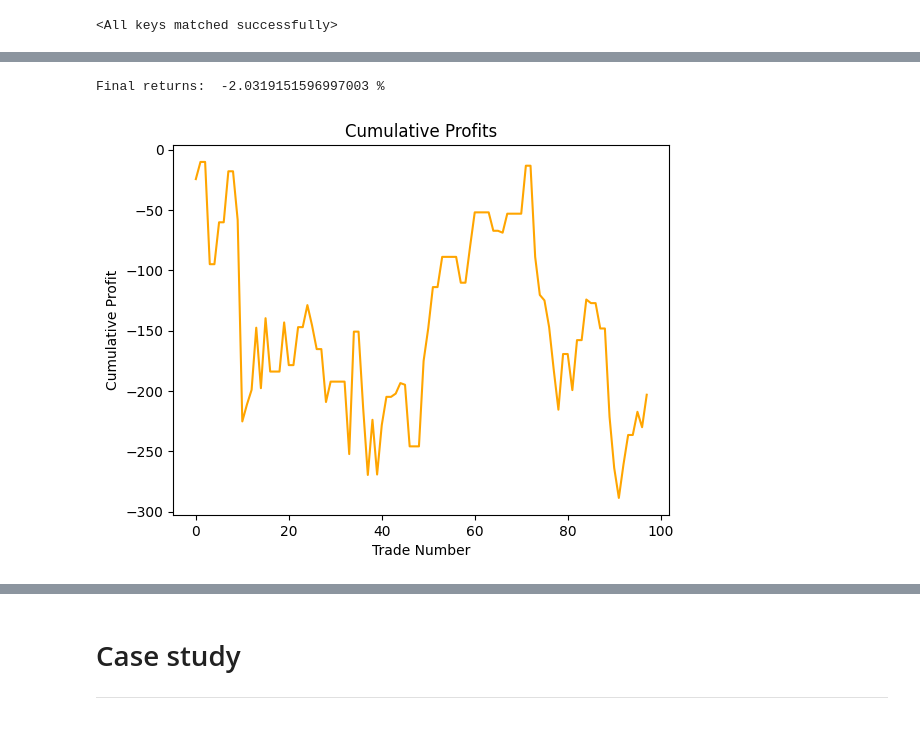
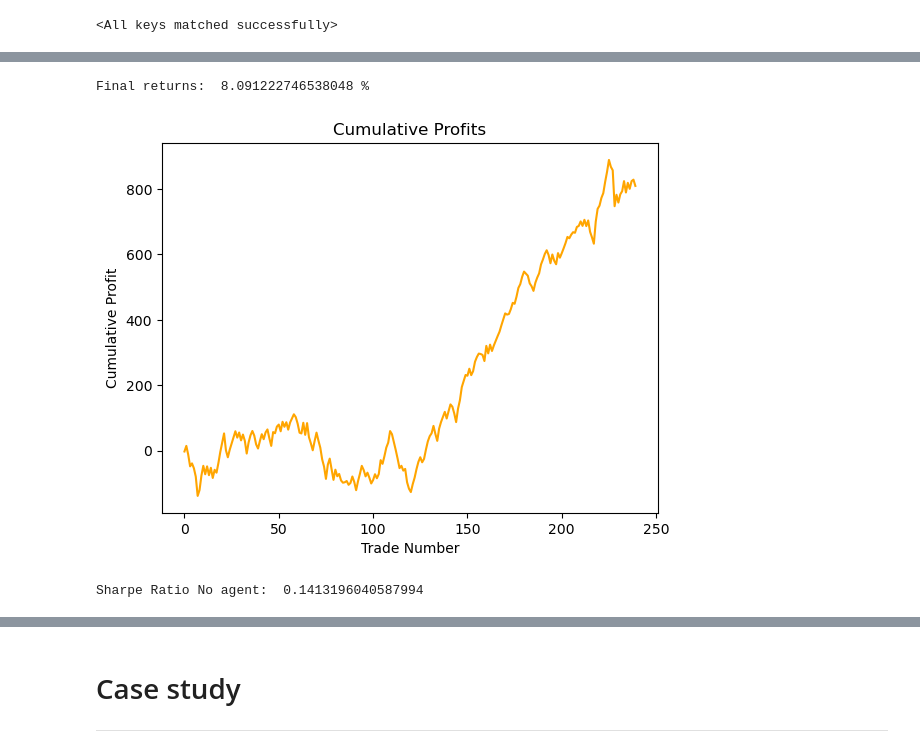
Before and after one commit to alexandrosdp/PairsTrading, a Jupyter notebook: deep_q_learning_improved.ipynb, the cells around one changed output, grey strips where cells are left out. Saved outputs shown, nothing was run; the diff lists cells and outputs as text; code cells hidden in the pictures.

```diff
--- a/deep_q_learning_improved.ipynb
+++ b/deep_q_learning_improved.ipynb
@@ -318,8 +221,10 @@ plt.legend()
 
 #prices_test = prices.loc['2024-05-01 00:00:00':'2024-06-30 23:55:00'] #May and June test data
 
+prices_test = prices.loc['2024-07-01 00:00:00':'2024-09-30 23:55:00'] #July to September test data
+
 #Test set is the out-of-sample data
-prices_test = prices_out_of_sample.loc['2025-03-01 00:00:00':'2025-03-31 23:55:00'] #March 2025 test data
+#prices_test = prices_out_of_sample.loc['2025-03-01 00:00:00':'2025-03-31 23:55:00'] #March 2025 test data
 
 #Only use the first month of prices for now
 # start_date = pd.to_datetime('2024-01-01 00:00:00')
@@ -719,7 +624,7 @@ training_metrics
 # %%
 #Recreate the model and load the saved state_dict
 #online_net_trained = DQN(input_dim=6, output_dim=len(entry_stop_pairs), hidden_dim=hidden_dim_best)# Load the saved state_dict into the model
-online_net_trained = DQN(input_dim=6, output_dim=len(entry_stop_pairs), hidden_dim=64)# Load the saved state_dict into the model
+online_net_trained = DQN(input_dim=7, output_dim=len(entry_stop_pairs), hidden_dim=64)# Load the saved state_dict into the model
 online_net_trained.load_state_dict(torch.load('dqn_model.pth'))
 # %% [output]
 <All keys matched successfully>
@@ -851,0 +763,3 @@ plt.hist(trade_profits, bins=50, color='blue', alpha=0.7)
+# %%
+actual_trade_profits_agent = [profit for profit in trade_profits if profit != 0]
+len(actual_trade_profits_agent)
@@ -852,12 +788,18 @@ plt.hist(trade_profits, bins=50, color='blue', alpha=0.7)
 # %%
-cumulative_profits = np.cumsum(trade_profits)
-final_return_test_set = (cumulative_profits[-1]/initial_capital) * 100
+trade_profits_cumulative_agent = np.cumsum(actual_trade_profits_agent)
+final_return_test_set = (trade_profits_cumulative_agent[-1]/initial_capital) * 100
 print("Final returns: ", final_return_test_set, "%")
-plt.plot(cumulative_profits, color='orange')
+plt.plot(trade_profits_cumulative_agent, color='orange')
 plt.title('Cumulative Profits')
 plt.xlabel('Trade Number')
 plt.ylabel('Cumulative Profit')
 plt.show()
 # %% [output]
-Final returns:  -2.0319151596997003 %
+Final returns:  8.091222746538048 %
-[figure, old version]
+[figure, new version]
+# %%
+risk_free_rate = 0.0  # Assuming no risk-free rate for simplicity
+sharpe_ratio_agent = compute_sharpe_ratio(initial_capital,actual_trade_profits_agent,risk_free_rate)
+print("Sharpe Ratio No agent: ", sharpe_ratio_agent)
+# %% [output]
+Sharpe Ratio No agent:  0.1413196040587994
```
Also changed, not shown: parts of 44 cells of this notebook, 5 other files.
